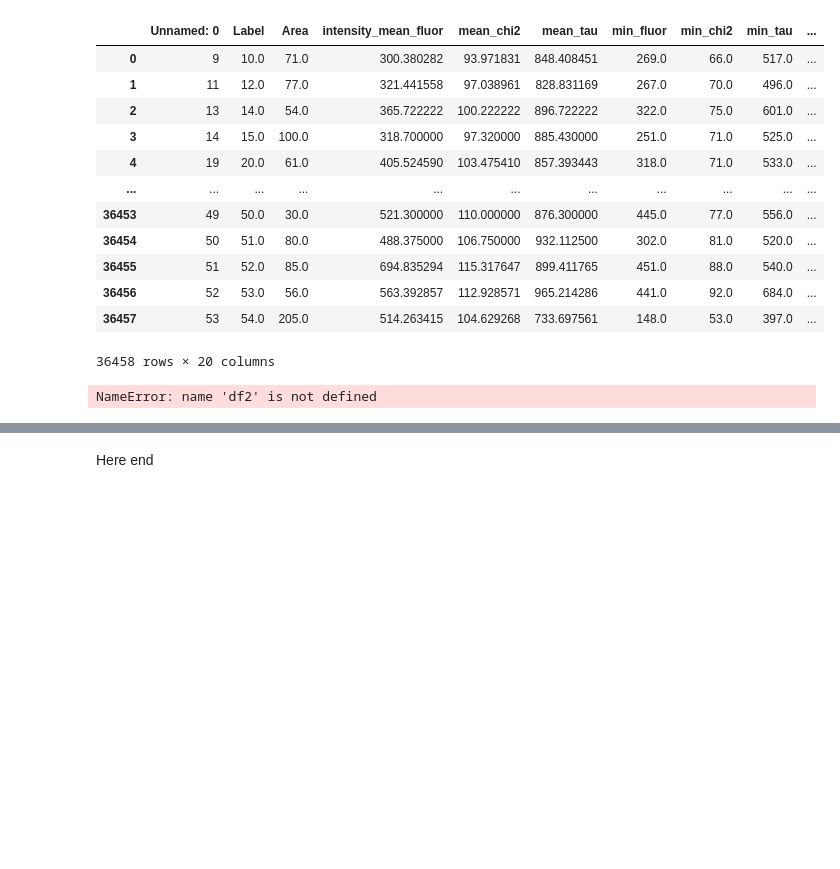
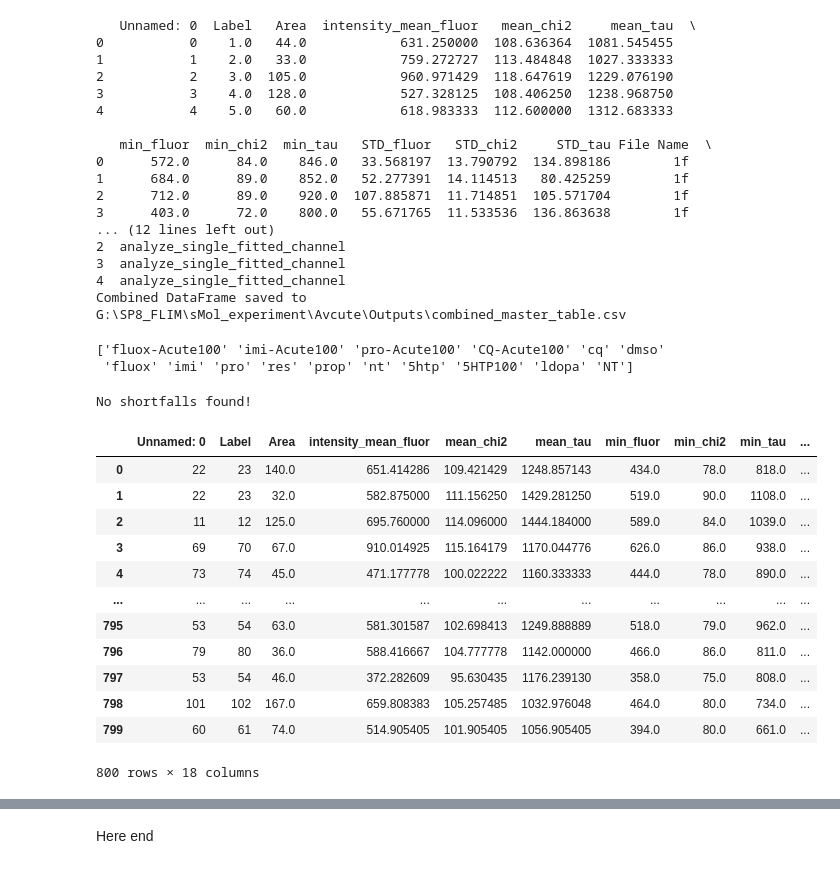
Before and after one commit to OleksTop/flim_granules_analysis, a Jupyter notebook: notebooks/Plotting.ipynb, the cells around one changed output, grey strips where cells are left out. Drawn from its saved outputs; the diff is of its cells as text; code cells hidden in the pictures; blank space fills up the shorter version.

```diff
--- a/notebooks/Plotting.ipynb
+++ b/notebooks/Plotting.ipynb
@@ -10,30 +10,45 @@ data2=r"G:\SP8_FLIM\sMol_experiment\CAD\Outputs\master_table_with_ph.csv"
 df= pd.read_csv(data)#,sep=",")
 df2= pd.read_csv(data2)#,sep=",")
 # %%
-df2
+# Concatenate the DataFrames
+combined_df = pd.concat([df, df2], ignore_index=True)
+
+# Optional: Check the combined DataFrame
+print(combined_df.head())
+
+# Save the combined DataFrame if needed
+output_path = r"G:\SP8_FLIM\sMol_experiment\Avcute\Outputs\combined_master_table.csv"
+combined_df.to_csv(output_path, index=False)
+
+print(f"Combined DataFrame saved to {output_path}")
 # %% [output]
-|  | Unnamed: 0 | Label | Area | intensity_mean_fluor | mean_chi2 | mean_tau | min_fluor | min_chi2 | min_tau | ... |
-| 0 | 9 | 10.0 | 71.0 | 300.380282 | 93.971831 | 848.408451 | 269.0 | 66.0 | 517.0 | ... |
-| 1 | 11 | 12.0 | 77.0 | 321.441558 | 97.038961 | 828.831169 | 267.0 | 70.0 | 496.0 | ... |
-| 2 | 13 | 14.0 | 54.0 | 365.722222 | 100.222222 | 896.722222 | 322.0 | 75.0 | 601.0 | ... |
-| 3 | 14 | 15.0 | 100.0 | 318.700000 | 97.320000 | 885.430000 | 251.0 | 71.0 | 525.0 | ... |
-| 4 | 19 | 20.0 | 61.0 | 405.524590 | 103.475410 | 857.393443 | 318.0 | 71.0 | 533.0 | ... |
-| ... | ... | ... | ... | ... | ... | ... | ... | ... | ... | ... |
-| 36453 | 49 | 50.0 | 30.0 | 521.300000 | 110.000000 | 876.300000 | 445.0 | 77.0 | 556.0 | ... |
-| 36454 | 50 | 51.0 | 80.0 | 488.375000 | 106.750000 | 932.112500 | 302.0 | 81.0 | 520.0 | ... |
-| 36455 | 51 | 52.0 | 85.0 | 694.835294 | 115.317647 | 899.411765 | 451.0 | 88.0 | 540.0 | ... |
-| 36456 | 52 | 53.0 | 56.0 | 563.392857 | 112.928571 | 965.214286 | 441.0 | 92.0 | 684.0 | ... |
-| 36457 | 53 | 54.0 | 205.0 | 514.263415 | 104.629268 | 733.697561 | 148.0 | 53.0 | 397.0 | ... |
-36458 rows × 20 columns
+   Unnamed: 0  Label   Area  intensity_mean_fluor   mean_chi2     mean_tau  \
+0           0    1.0   44.0            631.250000  108.636364  1081.545455
+1           1    2.0   33.0            759.272727  113.484848  1027.333333
+2           2    3.0  105.0            960.971429  118.647619  1229.076190
+3           3    4.0  128.0            527.328125  108.406250  1238.968750
+4           4    5.0   60.0            618.983333  112.600000  1312.683333
+
+   min_fluor  min_chi2  min_tau   STD_fluor   STD_chi2     STD_tau File Name  \
+0      572.0      84.0    846.0   33.568197  13.790792  134.898186        1f
+1      684.0      89.0    852.0   52.277391  14.114513   80.425259        1f
+2      712.0      89.0    920.0  107.885871  11.714851  105.571704        1f
+3      403.0      72.0    800.0   55.671765  11.533536  136.863638        1f
+... (12 lines left out)
+2  analyze_single_fitted_channel
+3  analyze_single_fitted_channel
+4  analyze_single_fitted_channel
+Combined DataFrame saved to G:\SP8_FLIM\sMol_experiment\Avcute\Outputs\combined_master_table.csv
 # %%
 # # Reassign the result back to the 'treatment' column
 # df['treatment'] = df['treatment'].replace(['nt', 'prop', '5htp'], ['NT', 'pro', '5HTP100'])
 
 # Now check the unique conditions
-unique_conditions = df2['treatment'].unique()
+unique_conditions = combined_df['treatment'].unique()
 print(unique_conditions)
 # # Save the DataFrame back to CSV with the new column
 # output_path = r"G:\SP8_FLIM\sMol_experiment\CAD\Outputs\master_table_renamed.csv"
 # df.to_csv(output_path, index=False)'
 # %% [output]
-NameError: name 'df2' is not defined
+['fluox-Acute100' 'imi-Acute100' 'pro-Acute100' 'CQ-Acute100' 'cq' 'dmso'
+ 'fluox' 'imi' 'pro' 'res' 'prop' 'nt' '5htp' '5HTP100' 'ldopa' 'NT']
@@ -40 +134,30 @@ NameError: name 'df2' is not defined
+# %%
+# Define your desired grouping columns
+group_columns = ['cells', 'treatment', 'typeoftreatment']
+
+# Call the updated function with the new grouping columns
+sampled_data, shortfall_log = sample_data_with_optional_balancing(
+    data=df,
+    n=100,
+    balance_by_date=False,
+    group_columns=group_columns
+)
+# %% [output]
+No shortfalls found!
+# %%
+sampled_data
+# %% [output]
+|  | Unnamed: 0 | Label | Area | intensity_mean_fluor | mean_chi2 | mean_tau | min_fluor | min_chi2 | min_tau | ... |
+| 0 | 22 | 23 | 140.0 | 651.414286 | 109.421429 | 1248.857143 | 434.0 | 78.0 | 818.0 | ... |
+| 1 | 22 | 23 | 32.0 | 582.875000 | 111.156250 | 1429.281250 | 519.0 | 90.0 | 1108.0 | ... |
+| 2 | 11 | 12 | 125.0 | 695.760000 | 114.096000 | 1444.184000 | 589.0 | 84.0 | 1039.0 | ... |
+| 3 | 69 | 70 | 67.0 | 910.014925 | 115.164179 | 1170.044776 | 626.0 | 86.0 | 938.0 | ... |
+| 4 | 73 | 74 | 45.0 | 471.177778 | 100.022222 | 1160.333333 | 444.0 | 78.0 | 890.0 | ... |
+| ... | ... | ... | ... | ... | ... | ... | ... | ... | ... | ... |
+| 795 | 53 | 54 | 63.0 | 581.301587 | 102.698413 | 1249.888889 | 518.0 | 79.0 | 962.0 | ... |
+| 796 | 79 | 80 | 36.0 | 588.416667 | 104.777778 | 1142.000000 | 466.0 | 86.0 | 811.0 | ... |
+| 797 | 53 | 54 | 46.0 | 372.282609 | 95.630435 | 1176.239130 | 358.0 | 75.0 | 808.0 | ... |
+| 798 | 101 | 102 | 167.0 | 659.808383 | 105.257485 | 1032.976048 | 464.0 | 80.0 | 734.0 | ... |
+| 799 | 60 | 61 | 74.0 | 514.905405 | 101.905405 | 1056.905405 | 394.0 | 80.0 | 661.0 | ... |
+800 rows × 18 columns
 # %%
```
Also changed, not shown: parts of 6 cells of this notebook, 1 other file.
